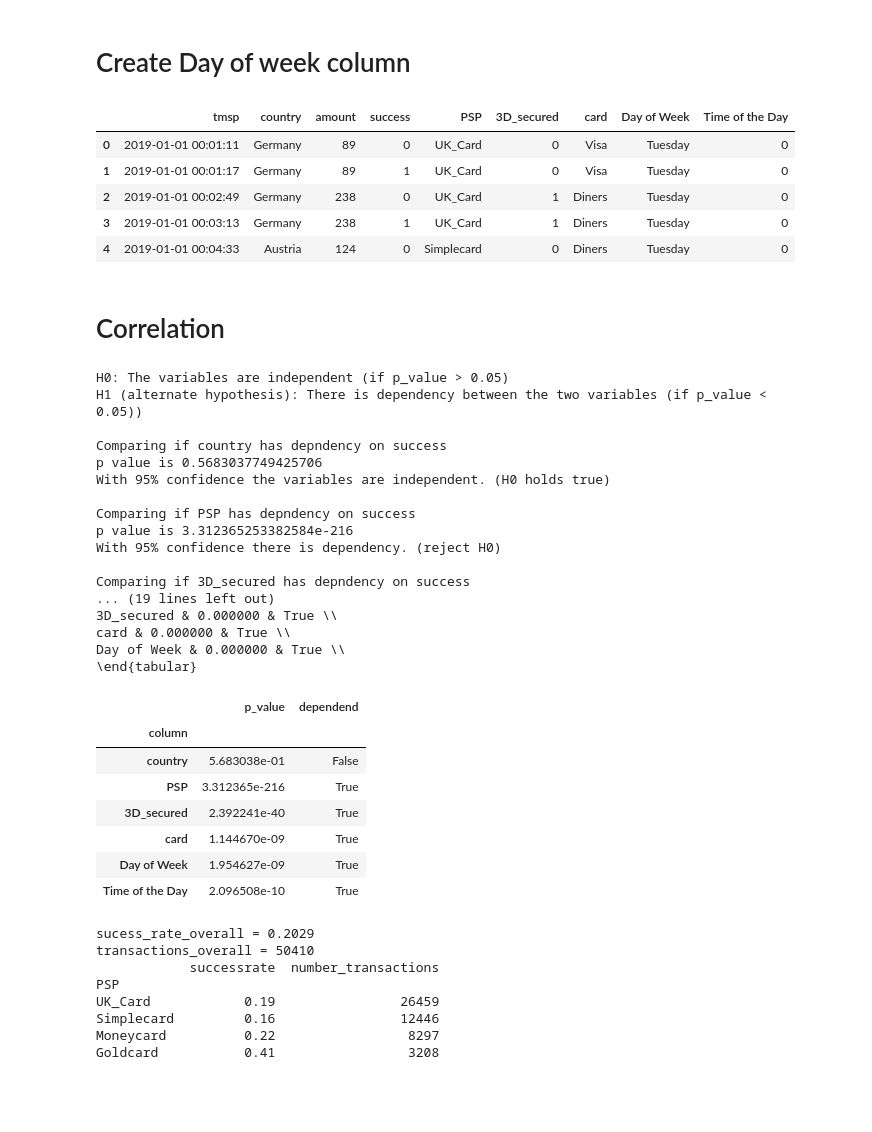
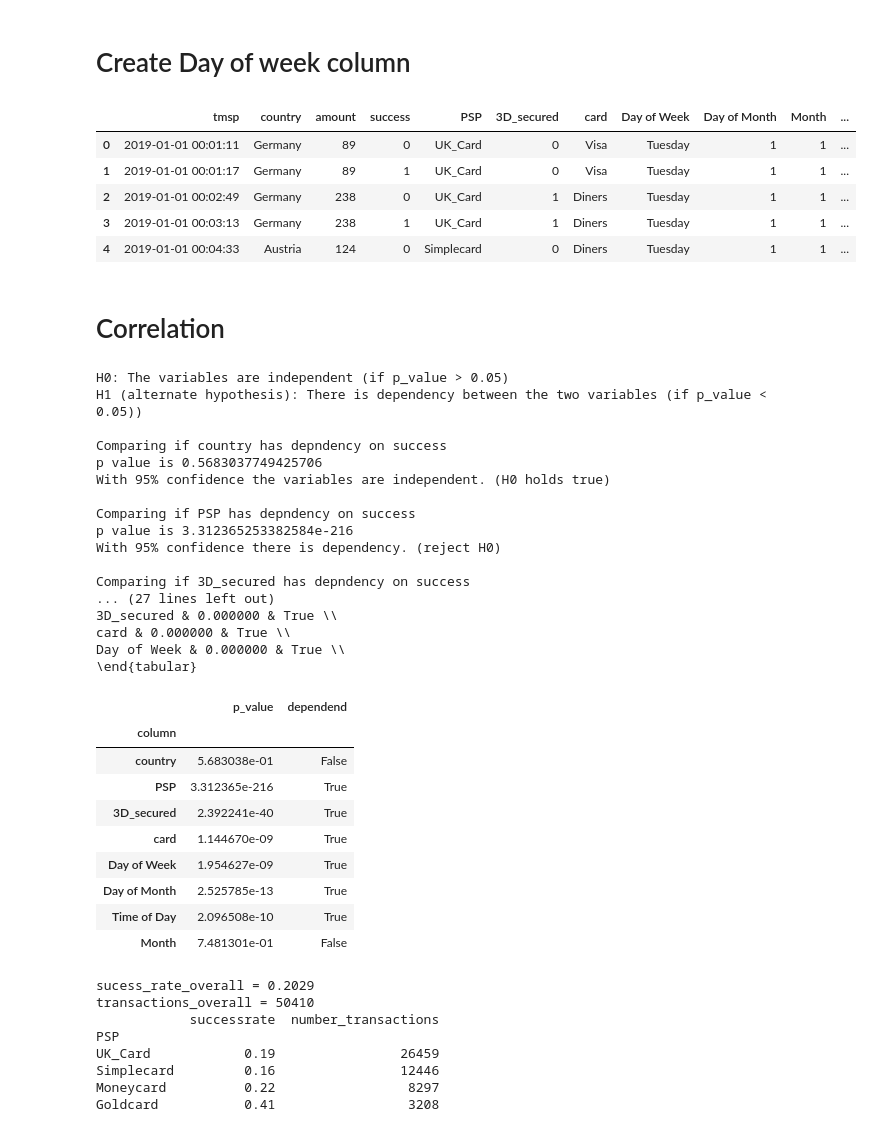
Before and after one commit to TimoHasslingerIU/model-engineering, a Jupyter notebook: notebooks/data-preparation.ipynb, the cells around one changed output. Saved outputs shown, nothing was run; the diff lists cells and outputs as text; code cells hidden in the pictures; blank space fills up the shorter version.

```diff
--- a/notebooks/data-preparation.ipynb
+++ b/notebooks/data-preparation.ipynb
@@ -15,21 +15,35 @@ df = pd.read_excel("../data/raw/PSP_Jan_Feb_2019.xlsx", index_col=0)
 # Create Day of week column
 # %%
 df["Day of Week"] = df["tmsp"].dt.day_name()
-df["Time of the Day"] = df["tmsp"].dt.hour
+df["Day of Month"] = df["tmsp"].dt.day
+df["Month"] = df["tmsp"].dt.month
 
-df.head()
+df["Time of Day"] = df["tmsp"].dt.hour
+
+# df.drop('tmsp', axis=1, inplace=True)
+
+df.head(5)
 # %% [output]
-|  | tmsp | country | amount | success | PSP | 3D_secured | card | Day of Week | Time of the Day |
-| 0 | 2019-01-01 00:01:11 | Germany | 89 | 0 | UK_Card | 0 | Visa | Tuesday | 0 |
-| 1 | 2019-01-01 00:01:17 | Germany | 89 | 1 | UK_Card | 0 | Visa | Tuesday | 0 |
-| 2 | 2019-01-01 00:02:49 | Germany | 238 | 0 | UK_Card | 1 | Diners | Tuesday | 0 |
-| 3 | 2019-01-01 00:03:13 | Germany | 238 | 1 | UK_Card | 1 | Diners | Tuesday | 0 |
-| 4 | 2019-01-01 00:04:33 | Austria | 124 | 0 | Simplecard | 0 | Diners | Tuesday | 0 |
+|  | tmsp | country | amount | success | PSP | 3D_secured | card | Day of Week | Day of Month | Month | ... |
+| 0 | 2019-01-01 00:01:11 | Germany | 89 | 0 | UK_Card | 0 | Visa | Tuesday | 1 | 1 | ... |
+| 1 | 2019-01-01 00:01:17 | Germany | 89 | 1 | UK_Card | 0 | Visa | Tuesday | 1 | 1 | ... |
+| 2 | 2019-01-01 00:02:49 | Germany | 238 | 0 | UK_Card | 1 | Diners | Tuesday | 1 | 1 | ... |
+| 3 | 2019-01-01 00:03:13 | Germany | 238 | 1 | UK_Card | 1 | Diners | Tuesday | 1 | 1 | ... |
+| 4 | 2019-01-01 00:04:33 | Austria | 124 | 0 | Simplecard | 0 | Diners | Tuesday | 1 | 1 | ... |
 # %% [markdown]
 # Correlation
 # %%
 label = "success"
-variables = ["country", "PSP", "3D_secured", "card", "Day of Week", "Time of the Day"]
+variables = [
+    "country",
+    "PSP",
+    "3D_secured",
+    "card",
+    "Day of Week",
+    "Day of Month",
+    "Time of Day",
+    "Month",
+]
 alpha = 0.05  # p_value threshold
 
 # H0: The variables are independent (if p_value > 0.05)
@@ -78,7 +92,7 @@ p value is 3.312365253382584e-216
 With 95% confidence there is dependency. (reject H0)
 
 Comparing if 3D_secured has depndency on success
-... (19 lines left out)
+... (27 lines left out)
 3D_secured & 0.000000 & True \\
 card & 0.000000 & True \\
 Day of Week & 0.000000 & True \\
@@ -90,7 +104,9 @@ Day of Week & 0.000000 & True \\
 | 3D_secured | 2.392241e-40 | True |
 | card | 1.144670e-09 | True |
 | Day of Week | 1.954627e-09 | True |
-| Time of the Day | 2.096508e-10 | True |
+| Day of Month | 2.525785e-13 | True |
+| Time of Day | 2.096508e-10 | True |
+| Month | 7.481301e-01 | False |
 # %%
 sucess_rate_overall = df["success"].mean().round(4)
 transactions_overall = df.shape[0]
```
Also changed, not shown: parts of 9 cells of this notebook, 6 other files.
